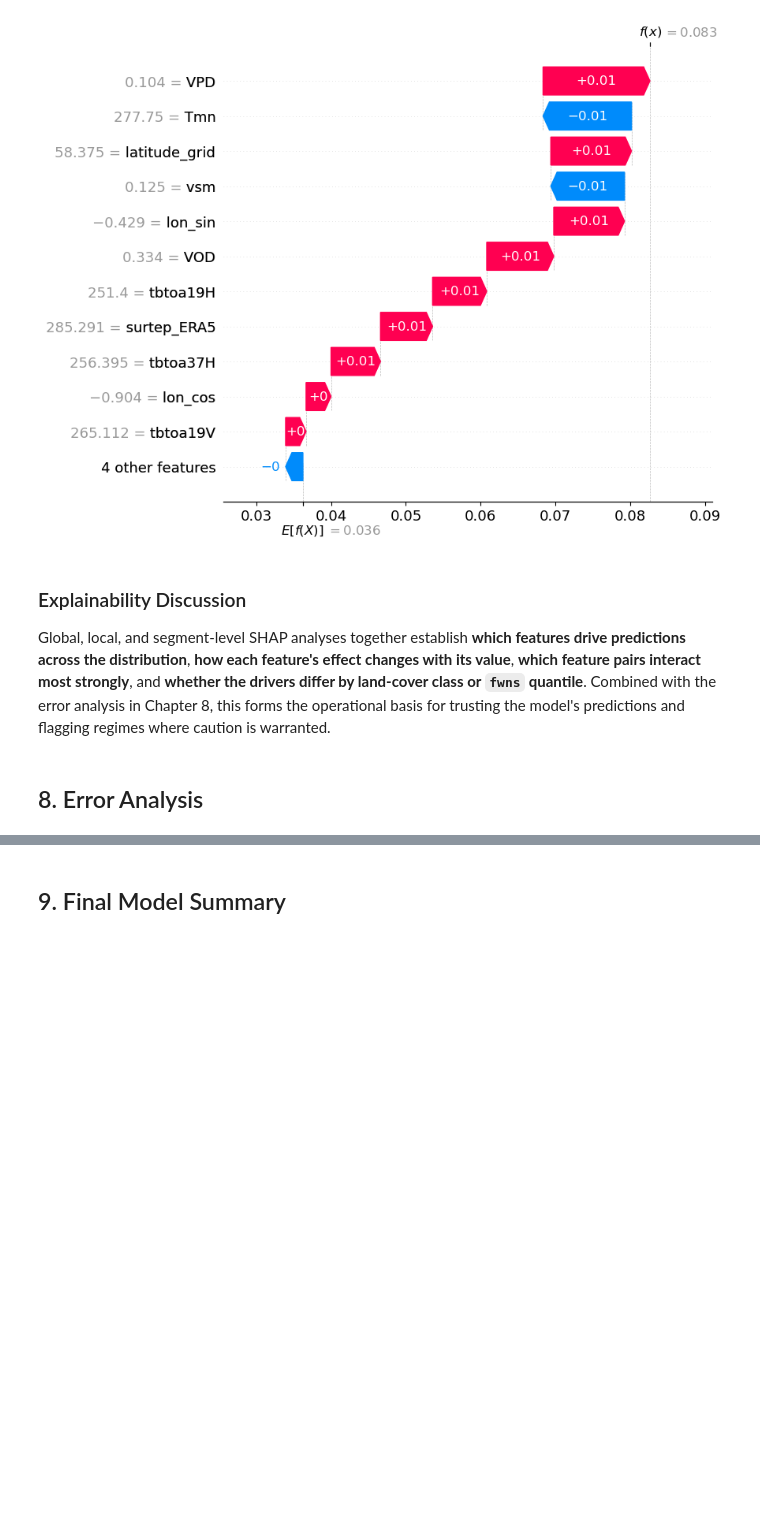
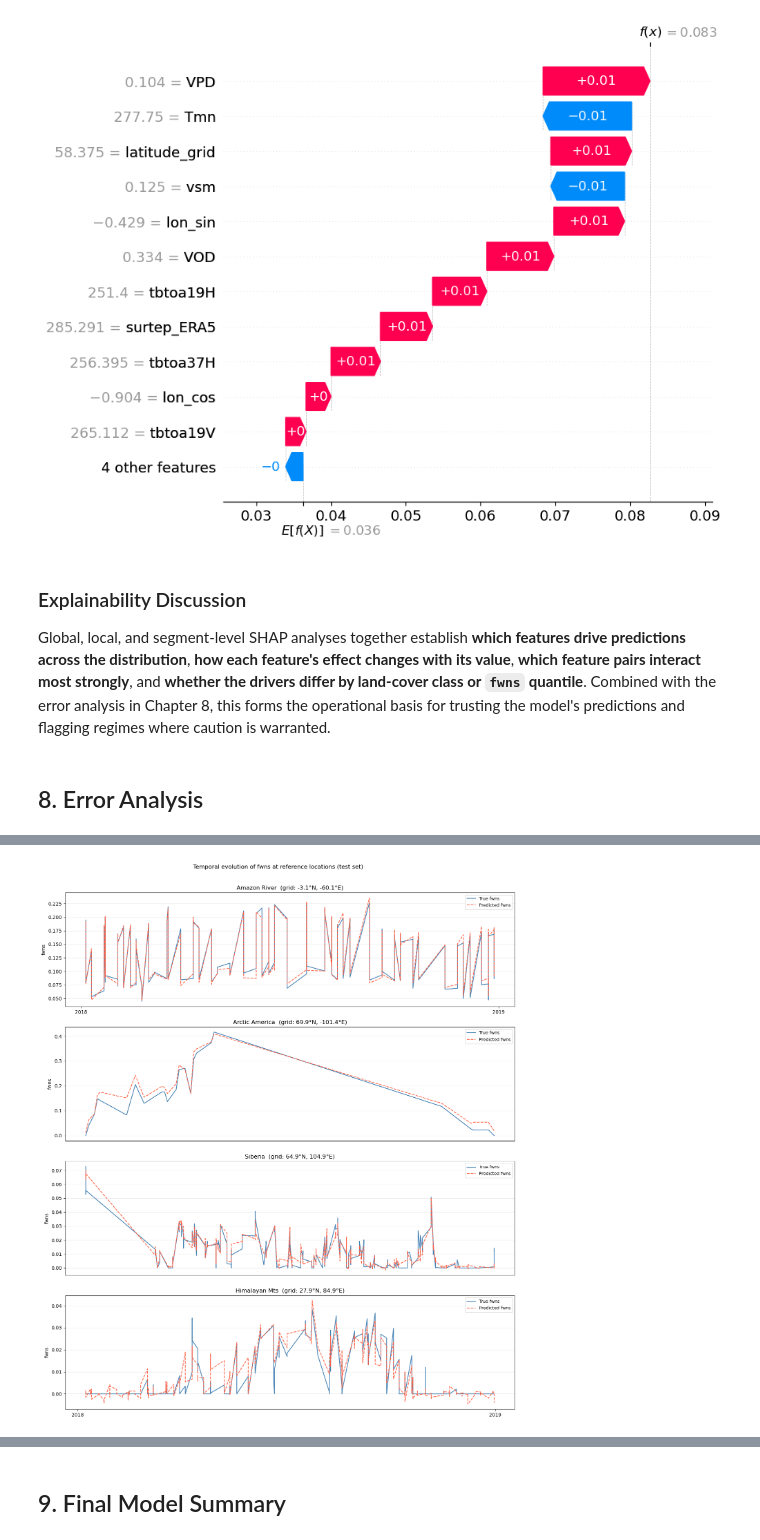
Before and after one commit to marcvem2AED/TFM_MCD_MarcVelascoMateu, a Jupyter notebook: 3-Model_training.ipynb, the cells around one changed output, grey strips where cells are left out. Saved outputs shown, nothing was run; the diff lists cells and outputs as text; code cells hidden in the pictures; blank space fills up the shorter version.

```diff
--- a/3-Model_training.ipynb
+++ b/3-Model_training.ipynb
@@ -1743,3 +1767,63 @@ plt.show()
+# %%
+# Temporal evolution of true vs predicted fwns at four reference locations
+# Coordinates chosen to represent contrasting biomes/regimes:
+#   Amazon floodplain, Arctic America, Siberia, Himalayan plateau
+
+LOCATIONS = {
+    'Amazon River':   {'lat':  -3.0, 'lon':  300.0},   # lon in [0,360]: -60 => 300
+    'Arctic America': {'lat':  70.0, 'lon':  260.0},   # -100 => 260
+    'Siberia':        {'lat':  65.0, 'lon':  105.0},
+    'Himalayan Mts':  {'lat':  28.0, 'lon':   85.0},
+}
+
+# Attach lat/lon from df_raw (already done in spatial cell, re-read for clarity)
+_lats = df_raw.loc[test_idx, 'latitude_grid'].values
+_lons = df_raw.loc[test_idx, 'longitude_grid'].values   # [0,360]
+
+fig, axes = plt.subplots(len(LOCATIONS), 1, figsize=(14, 4 * len(LOCATIONS)), sharex=False)
+
+for ax, (loc_name, coords) in zip(axes, LOCATIONS.items()):
+    # Find the nearest grid cell (Euclidean on lat/lon grid)
+    lat_dist = np.abs(_lats - coords['lat'])
+    lon_dist = np.abs(_lons - coords['lon'])
+    dist = lat_dist + lon_dist                          # L1 on grid degrees
+    nearest_mask = dist == dist.min()
+
+    if nearest_mask.sum() == 0:
+        ax.set_title(f'{loc_name} — no data')
+        continue
+
+    # Build a time-sorted DataFrame for this pixel
+    pixel_idx = np.array(test_idx)[nearest_mask]
+    pixel_df = pd.DataFrame({
+        'true':      err_df.loc[pixel_idx, 'true'].values,
+        'pred':      err_df.loc[pixel_idx, 'pred'].values,
+        'year':      df_raw.loc[pixel_idx, 'year'].values,
+        'day_of_year': df_raw.loc[pixel_idx, 'day_of_year'].values,
+    })
+    pixel_df['date'] = pd.to_datetime(
+        pixel_df['year'].astype(int).astype(str) + pixel_df['day_of_year'].astype(int).astype(str).str.zfill(3),
+        format='%Y%j',
+    )
+    pixel_df = pixel_df.sort_values('date')
+
+    actual_lat = _lats[nearest_mask][0]
+    actual_lon = (((_lons[nearest_mask][0] + 180) % 360) - 180)   # back to [-180,180] for display
+
+    ax.plot(pixel_df['date'], pixel_df['true'], label='True fwns',      color='steelblue', linewidth=1.5)
+    ax.plot(pixel_df['date'], pixel_df['pred'], label='Predicted fwns', color='tomato',    linewidth=1.5, linestyle='--')
+    ax.set_ylabel('fwns')
+    ax.set_title(f'{loc_name}  (grid: {actual_lat:.1f}°N, {actual_lon:.1f}°E)')
+    ax.legend(fontsize=9)
+    ax.grid(axis='y', alpha=0.3)
+    ax.xaxis.set_major_locator(mdates.YearLocator())
+    ax.xaxis.set_major_formatter(mdates.DateFormatter('%Y'))
+
+plt.suptitle('Temporal evolution of fwns at reference locations (test set)', fontsize=12, y=1.01)
+plt.tight_layout()
+plt.show()
+# %% [output]
+[figure, added]
 # %%
 # Temporal plot: mean absolute error by day of year, coloured by year
 err_df['day_of_year'] = df_raw.loc[test_idx, 'day_of_year'].values
```
Also changed, not shown: parts of 19 cells of this notebook, 5 other files.
